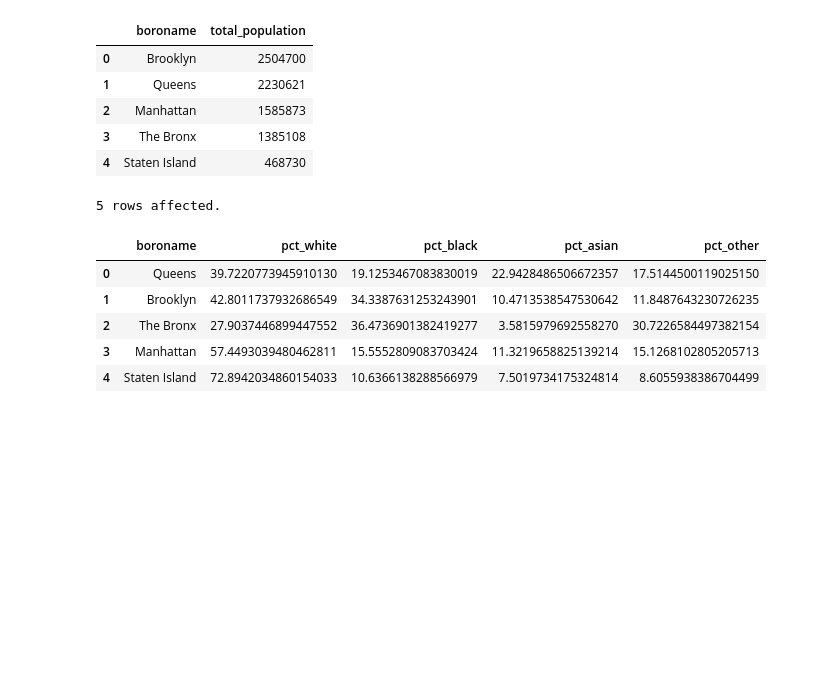
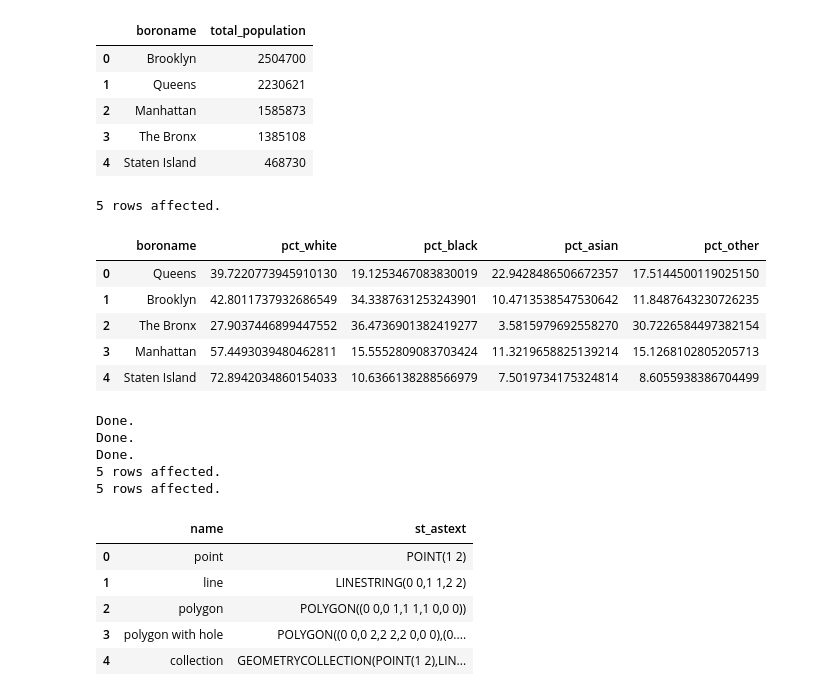
Before and after one commit to Vikash-exe/SQL, a Jupyter notebook: PostgreSQL.ipynb, the cells around one changed output. Drawn from its saved outputs; the diff is of its cells as text; code cells hidden in the pictures; blank space fills up the shorter version.

```diff
--- a/PostgreSQL.ipynb
+++ b/PostgreSQL.ipynb
@@ -146,3 +149,33 @@ GROUP BY boroname;
 | 2 | The Bronx | 27.9037446899447552 | 36.4736901382419277 | 3.5815979692558270 | 30.7226584497382154 |
 | 3 | Manhattan | 57.4493039480462811 | 15.5552809083703424 | 11.3219658825139214 | 15.1268102805205713 |
 | 4 | Staten Island | 72.8942034860154033 | 10.6366138288566979 | 7.5019734175324814 | 8.6055938386704499 |
+# %%
+%%sql
+CREATE EXTENSION IF NOT EXISTS postgis;
+DROP TABLE IF EXISTS geometrics;
+
+CREATE TABLE geometrics (
+    name varchar,
+    geom geometry
+);
+
+INSERT INTO geometrics VALUES
+('point', ST_GeomFromText('POINT(1 2)', 4326)),
+('line', ST_GeomFromText('LINESTRING(0 0, 1 1, 2 2)', 4326)),
+('polygon', ST_GeomFromText('POLYGON((0 0, 0 1, 1 1, 1 0, 0 0))', 4326)),
+('polygon with hole', ST_GeomFromText('POLYGON((0 0, 0 2, 2 2, 2 0, 0 0), (0.5 0.5, 0.5 1.5, 1.5 1.5, 1.5 0.5, 0.5 0.5))', 4326)),
+('collection', ST_GeomFromText('GEOMETRYCOLLECTION(POINT(1 2), LINESTRING(0 0, 1 1, 2 2), POLYGON((0 0, 0 1, 1 1, 1 0, 0 0)))', 4326));
+
+SELECT name, ST_AsText(geom) FROM geometrics;
+# %% [output]
+Done.
+Done.
+Done.
+5 rows affected.
+5 rows affected.
+|  | name | st_astext |
+| 0 | point | POINT(1 2) |
+| 1 | line | LINESTRING(0 0,1 1,2 2) |
+| 2 | polygon | POLYGON((0 0,0 1,1 1,1 0,0 0)) |
+| 3 | polygon with hole | POLYGON((0 0,0 2,2 2,2 0,0 0),(0.... |
+| 4 | collection | GEOMETRYCOLLECTION(POINT(1 2),LIN... |
```
Also changed, not shown: parts of 9 cells of this notebook.
